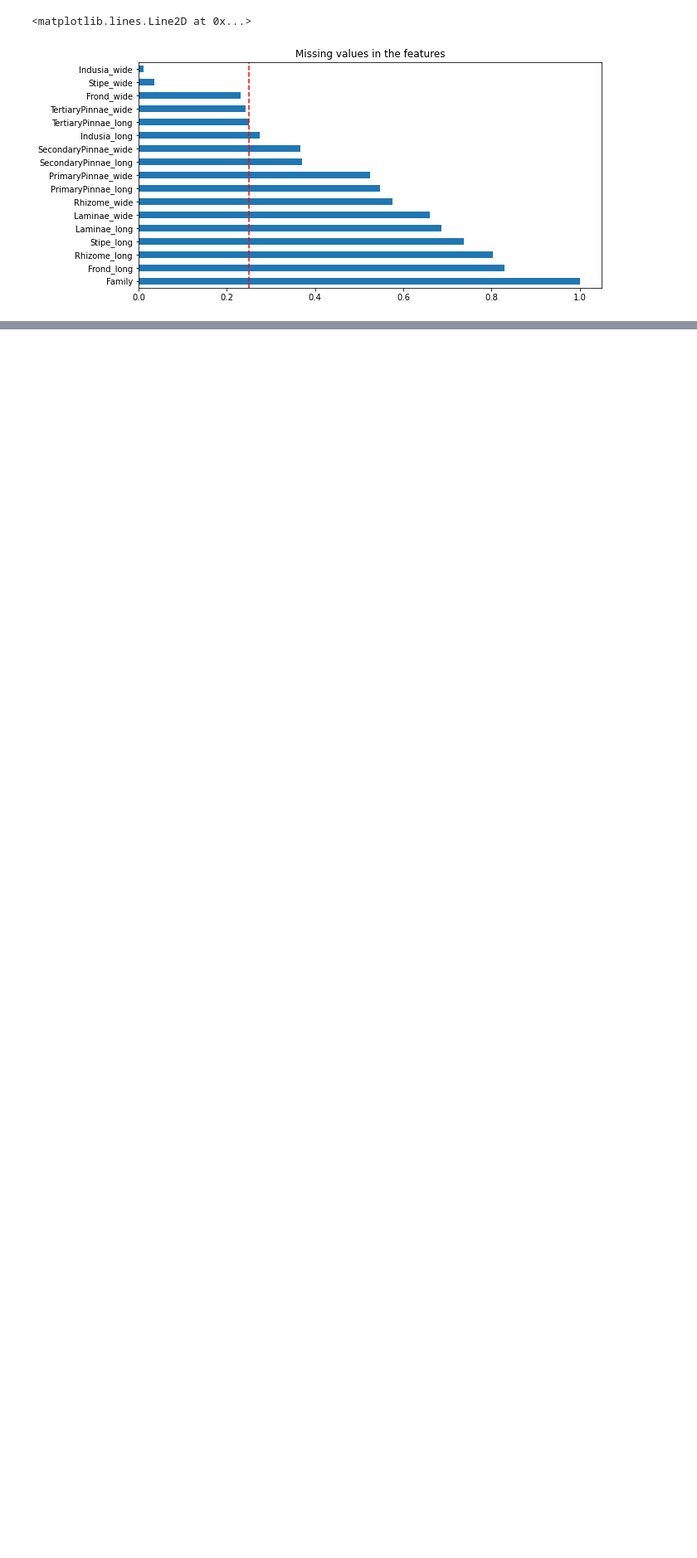
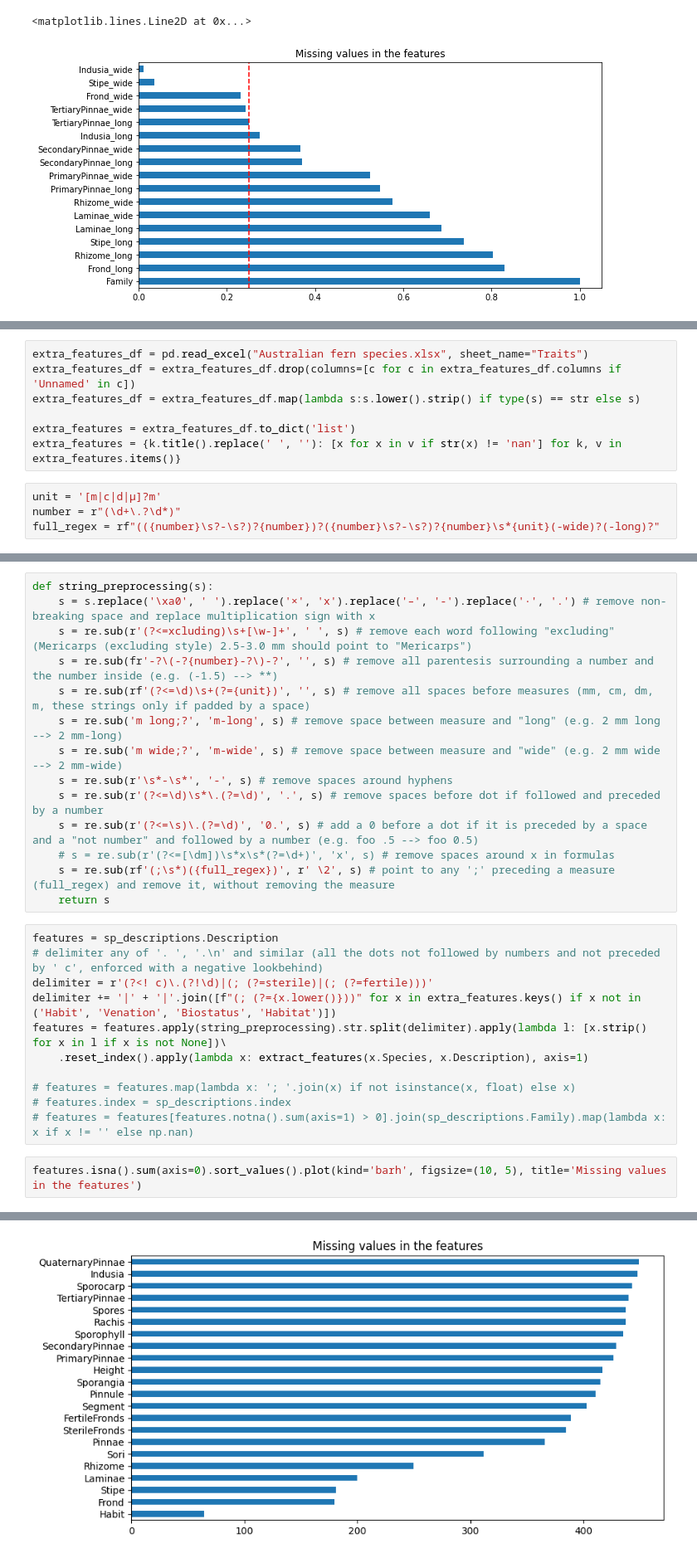
Before and after one commit to simone7monaco/newzeland-plants, a Jupyter notebook: Felci/extractor.ipynb, the cells around one changed output, grey strips where cells are left out. Shown: that part at 83% size. Drawn from its saved outputs; the diff is of its cells as text; blank space fills up the shorter version.

```diff
--- a/Felci/extractor.ipynb
+++ b/Felci/extractor.ipynb
@@ -286,0 +324,11 @@ ax.axvline(0.25, color='r', linestyle='--')
+# %%
+extra_features_df = pd.read_excel("Australian fern species.xlsx", sheet_name="Traits")
+extra_features_df = extra_features_df.drop(columns=[c for c in extra_features_df.columns if 'Unnamed' in c])
+extra_features_df = extra_features_df.map(lambda s:s.lower().strip() if type(s) == str else s)
+
+extra_features = extra_features_df.to_dict('list')
+extra_features = {k.title().replace(' ', ''): [x for x in v if str(x) != 'nan'] for k, v in extra_features.items()}
+# %%
+unit = '[m|c|d|μ]?m'
+number = r"(\d+\.?\d*)"
+full_regex = rf"(({number}\s?-\s?)?{number})?({number}\s?-\s?)?{number}\s*{unit}(-wide)?(-long)?"
@@ -286,0 +376,28 @@ ax.axvline(0.25, color='r', linestyle='--')
+# %%
+def string_preprocessing(s):
+	s = s.replace('\xa0', ' ').replace('×', 'x').replace('–', '-').replace('·', '.') # remove non-breaking space and replace multiplication sign with x
+	s = re.sub(r'(?<=xcluding)\s+[\w-]+', ' ', s) # remove each word following "excluding" (Mericarps (excluding style) 2.5-3.0 mm should point to "Mericarps")
+	s = re.sub(fr'-?\(-?{number}-?\)-?', '', s) # remove all parentesis surrounding a number and the number inside (e.g. (-1.5) --> **)
+	s = re.sub(rf'(?<=\d)\s+(?={unit})', '', s) # remove all spaces before measures (mm, cm, dm, m, these strings only if padded by a space)
+	s = re.sub('m long;?', 'm-long', s) # remove space between measure and "long" (e.g. 2 mm long --> 2 mm-long)
+	s = re.sub('m wide;?', 'm-wide', s) # remove space between measure and "wide" (e.g. 2 mm wide --> 2 mm-wide)
+	s = re.sub(r'\s*-\s*', '-', s) # remove spaces around hyphens
+	s = re.sub(r'(?<=\d)\s*\.(?=\d)', '.', s) # remove spaces before dot if followed and preceded by a number
+	s = re.sub(r'(?<=\s)\.(?=\d)', '0.', s) # add a 0 before a dot if it is preceded by a space and a "not number" and followed by a number (e.g. foo .5 --> foo 0.5)
+	# s = re.sub(r'(?<=[\dm])\s*x\s*(?=\d+)', 'x', s) # remove spaces around x in formulas
+	s = re.sub(rf'(;\s*)({full_regex})', r' \2', s) # point to any ';' preceding a measure (full_regex) and remove it, without removing the measure
+	return s
+# %%
+features = sp_descriptions.Description
+# delimiter any of '. ', '.\n' and similar (all the dots not followed by numbers and not preceded by ' c', enforced with a negative lookbehind)
+delimiter = r'(?<! c)\.(?!\d)|(; (?=sterile)|(; (?=fertile)))'
+delimiter += '|' + '|'.join([f"(; (?={x.lower()}))" for x in extra_features.keys() if x not in ('Habit', 'Venation', 'Biostatus', 'Habitat')])
+features = features.apply(string_preprocessing).str.split(delimiter).apply(lambda l: [x.strip() for x in l if x is not None])\
+    .reset_index().apply(lambda x: extract_features(x.Species, x.Description), axis=1)
+
+# features = features.map(lambda x: '; '.join(x) if not isinstance(x, float) else x)
+# features.index = sp_descriptions.index
+# features = features[features.notna().sum(axis=1) > 0].join(sp_descriptions.Family).map(lambda x: x if x != '' else np.nan)
+# %%
+features.isna().sum(axis=0).sort_values().plot(kind='barh', figsize=(10, 5), title='Missing values in the features')
+# %% [output]
@@ -286,0 +405 @@ ax.axvline(0.25, color='r', linestyle='--')
+[figure, added]
```
Also changed, not shown: parts of 10 cells of this notebook.
